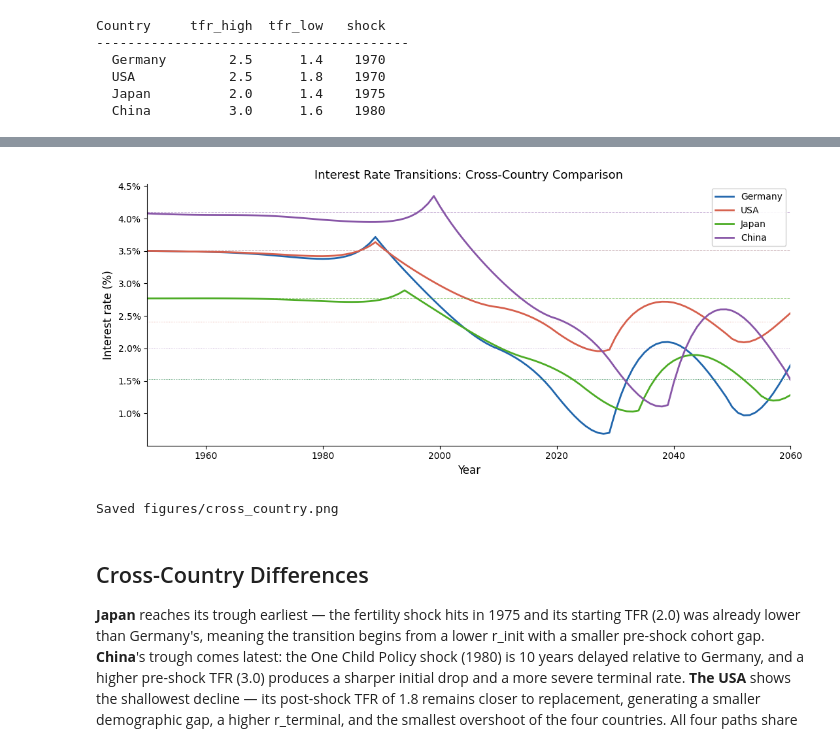
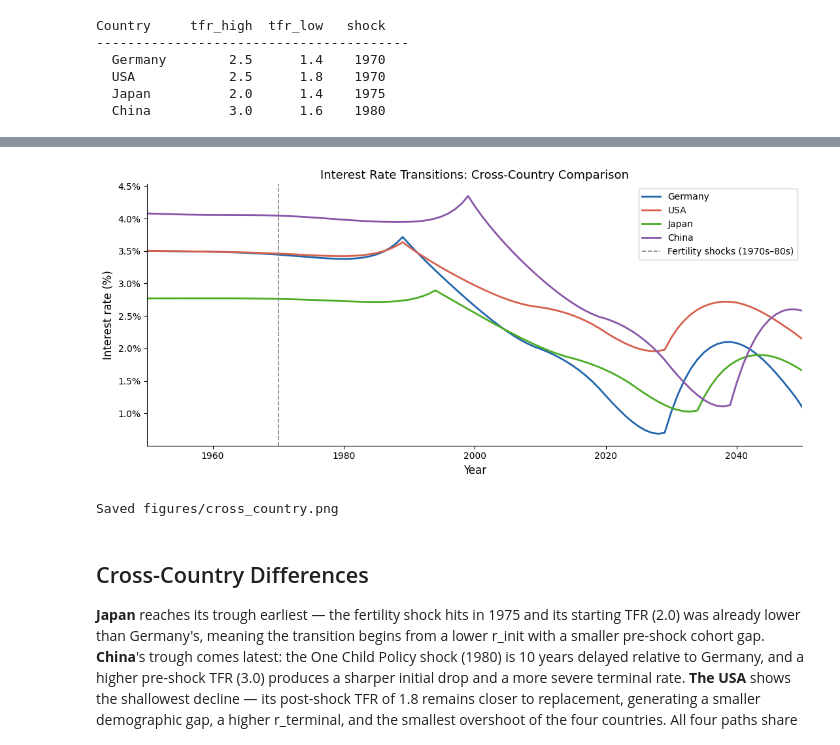
Before and after one commit to jasonzhixinglu/birth_rate_interest_rates, a Jupyter notebook: notebooks/03_cross_country.ipynb, the cells around one changed output, grey strips where cells are left out. Cells and saved outputs as stored; diff of their text form; code cells hidden in the pictures.

Commit message:
Add notebooks and figures: demographics, Germany baseline, cross-country

```diff
--- a/notebooks/03_cross_country.ipynb
+++ b/notebooks/03_cross_country.ipynb
@@ -85,29 +80,28 @@ China     r_init=4.10%  r_term=2.00%  trough=1.10% (2038)
 # %%
 fig, ax = plt.subplots(figsize=(11, 5))
 
 for name, res in results.items():
     yrs   = res['years']
-    mask  = (yrs >= 1950) & (yrs <= 2060)
+    mask  = (yrs >= 1950) & (yrs <= 2050)
     ax.plot(yrs[mask], res['r_path'][mask] * 100,
             color=res['color'], lw=2, label=name)
-    ax.axhline(res['r_init'] * 100,     color=res['color'], lw=0.7, ls='--', alpha=0.5)
-    ax.axhline(res['r_terminal'] * 100, color=res['color'], lw=0.7, ls=':',  alpha=0.5)
 
-ax.set_xlim(1950, 2060)
+ax.axvline(1970, color='gray', lw=1.2, ls='--', label='Fertility shocks (1970s–80s)')
+ax.set_xlim(1950, 2050)
 ax.set_xlabel('Year', fontsize=12)
 ax.set_ylabel('Interest rate (%)', fontsize=12)
 ax.set_title('Interest Rate Transitions: Cross-Country Comparison', fontsize=13)
 ax.yaxis.set_major_formatter(mticker.FormatStrFormatter('%.1f%%'))
 ax.legend(loc='upper right', framealpha=0.9, fontsize=10)
 ax.grid(False)
 ax.spines['top'].set_visible(False)
 ax.spines['right'].set_visible(False)
 fig.tight_layout()
 fig.savefig('../figures/cross_country.png', dpi=150)
 plt.show()
 print("Saved figures/cross_country.png")
 # %% [output]
-[figure, old version]
+[figure, new version]
 Saved figures/cross_country.png
 # %% [markdown]
 ## Cross-Country Differences
```
Also changed, not shown: parts of 1 cell of this notebook, 2 other files.
